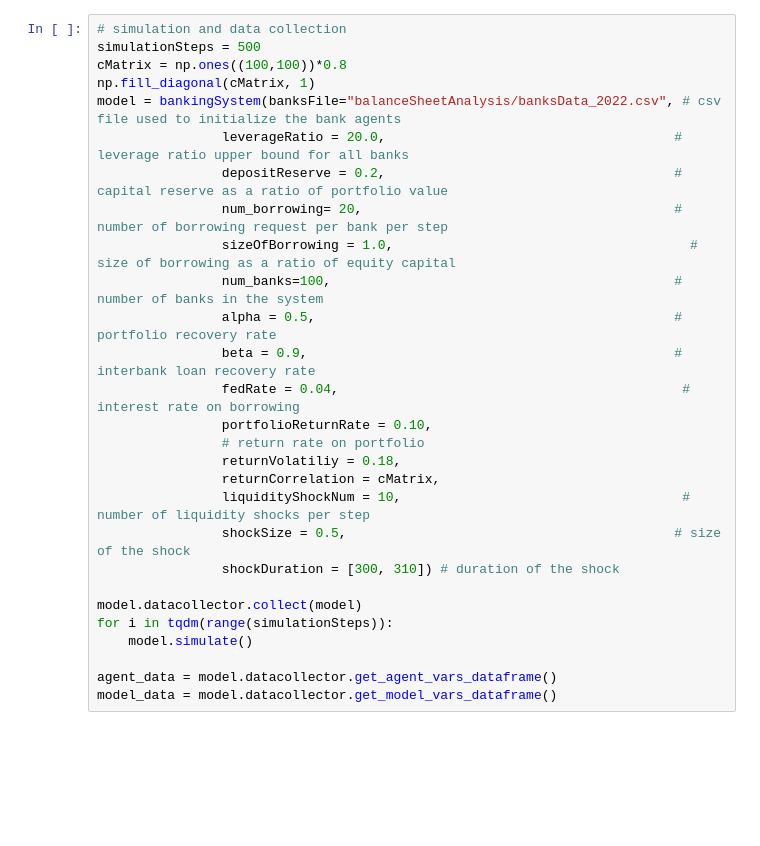
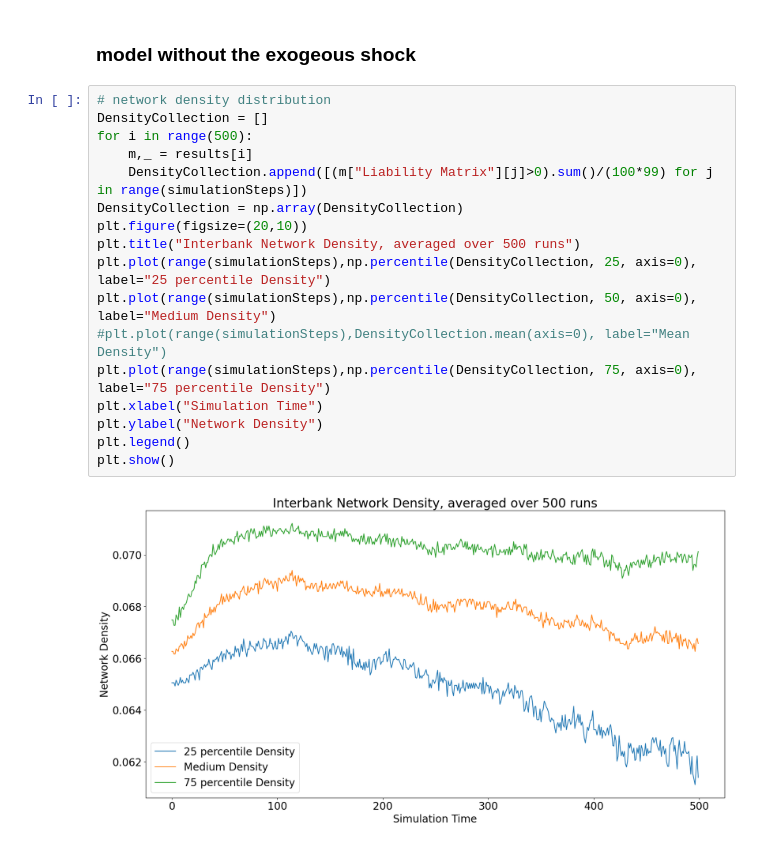
Before and after one commit to dongxulee/balanceSheet, a Jupyter notebook: bankingSystem.ipynb, the cells around one changed output. Cells and saved outputs as stored; diff of their text form; blank space fills up the shorter version.

Commit message:
understand banking system

```diff
--- a/bankingSystem.ipynb
+++ b/bankingSystem.ipynb
@@ -18,29 +16,22 @@ The autoreload extension is already loaded. To reload it, use:
 Populating the interactive namespace from numpy and matplotlib
-# %%
-# simulation and data collection
-simulationSteps = 500
-cMatrix = np.ones((100,100))*0.8
-np.fill_diagonal(cMatrix, 1)
-model = bankingSystem(banksFile="balanceSheetAnalysis/banksData_2022.csv", # csv file used to initialize the bank agents
-                leverageRatio = 20.0,                                     # leverage ratio upper bound for all banks
-                depositReserve = 0.2,                                     # capital reserve as a ratio of portfolio value
-                num_borrowing= 20,                                        # number of borrowing request per bank per step
-                sizeOfBorrowing = 1.0,                                      # size of borrowing as a ratio of equity capital
-                num_banks=100,                                            # number of banks in the system
-                alpha = 0.5,                                              # portfolio recovery rate
-                beta = 0.9,                                               # interbank loan recovery rate
-                fedRate = 0.04,                                            # interest rate on borrowing
-                portfolioReturnRate = 0.10,
-                # return rate on portfolio
-                returnVolatiliy = 0.18,
-                returnCorrelation = cMatrix,
-                liquidityShockNum = 10,                                    # number of liquidity shocks per step
-                shockSize = 0.5,                                          # size of the shock
-                shockDuration = [300, 310]) # duration of the shock
-
-model.datacollector.collect(model)
-for i in tqdm(range(simulationSteps)):
-    model.simulate()
-
-agent_data = model.datacollector.get_agent_vars_dataframe()
-model_data = model.datacollector.get_model_vars_dataframe()
+# %% [markdown]
+### model without the exogeous shock
+# %%
+# network density distribution
+DensityCollection = []
+for i in range(500):
+    m,_ = results[i]
+    DensityCollection.append([(m["Liability Matrix"][j]>0).sum()/(100*99) for j in range(simulationSteps)])
+DensityCollection = np.array(DensityCollection)
+plt.figure(figsize=(20,10))
+plt.title("Interbank Network Density, averaged over 500 runs")
+plt.plot(range(simulationSteps),np.percentile(DensityCollection, 25, axis=0), label="25 percentile Density")
+plt.plot(range(simulationSteps),np.percentile(DensityCollection, 50, axis=0), label="Medium Density")
+#plt.plot(range(simulationSteps),DensityCollection.mean(axis=0), label="Mean Density")
+plt.plot(range(simulationSteps),np.percentile(DensityCollection, 75, axis=0), label="75 percentile Density")
+plt.xlabel("Simulation Time")
+plt.ylabel("Network Density")
+plt.legend()
+plt.show()
+# %% [output]
+[figure, added]
```
Also changed, not shown: parts of 11 cells of this notebook, 9 other files.
